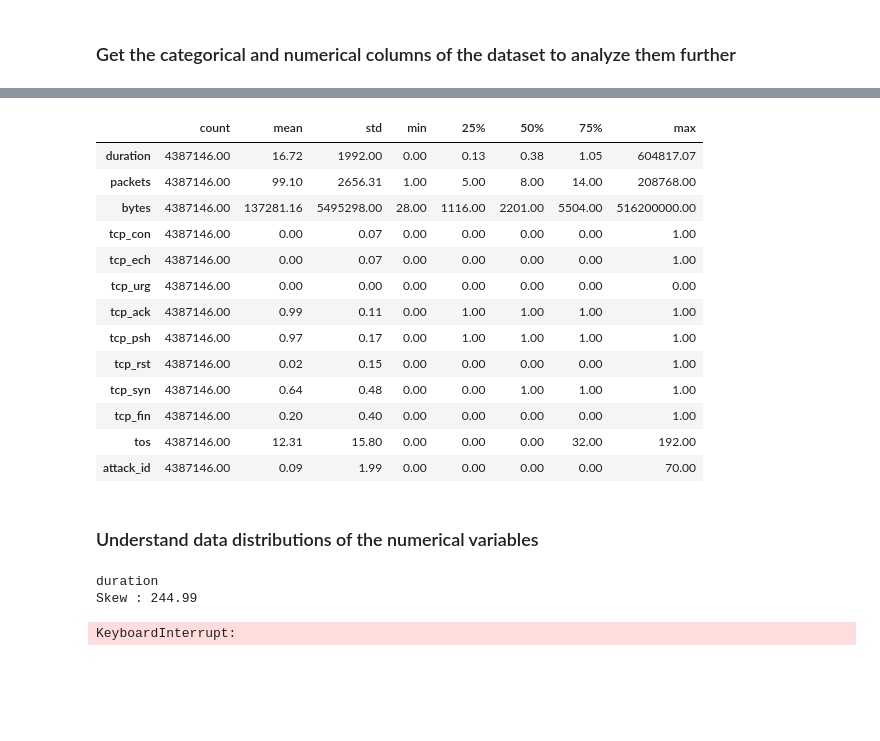
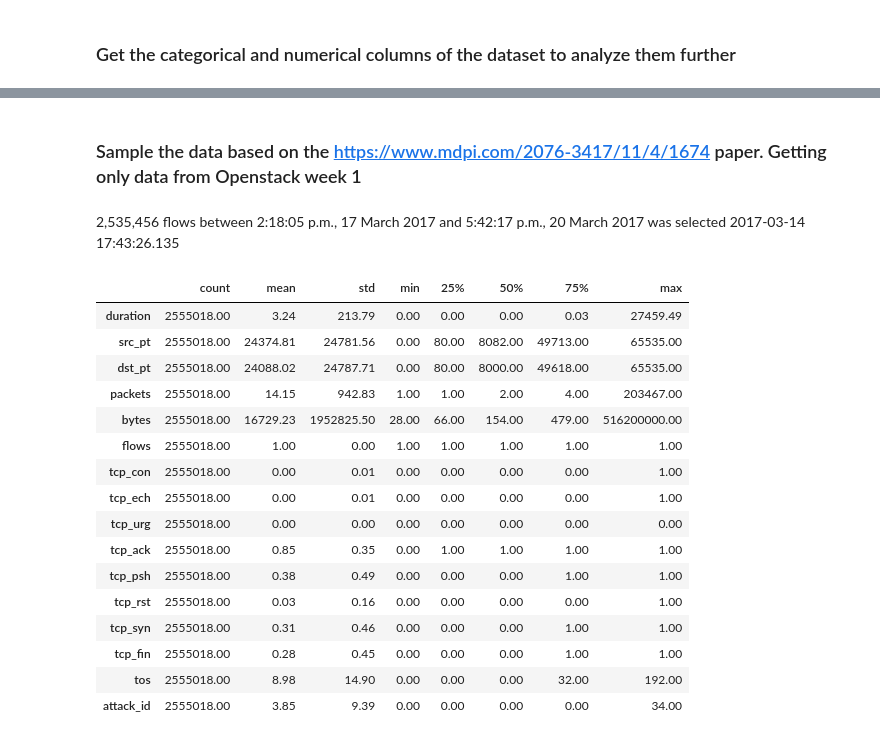
Before and after one commit to sangtanisakshi/thesis-project, a Jupyter notebook: playground.ipynb, the cells around one changed output, grey strips where cells are left out. Drawn from its saved outputs; the diff is of its cells as text; code cells hidden in the pictures; blank space fills up the shorter version.

```diff
--- a/playground.ipynb
+++ b/playground.ipynb
@@ -325,33 +327,28 @@ Numerical Variables:
+# %% [markdown]
+### Sample the data based on the https://www.mdpi.com/2076-3417/11/4/1674 paper. Getting only data from Openstack week 1
+# %% [markdown]
+2,535,456 flows between 2:18:05 p.m., 17 March 2017
+and 5:42:17 p.m., 20 March 2017 was selected
+2017-03-14 17:43:26.135
+# %%
+df_cleaned = df.loc[(df["date_first_seen"]>="2017-03-17 14:18:05") & (df["date_first_seen"]<="2017-03-20 17:42:17")]
 # %%
-df.describe().T
+df_cleaned.describe().T
 # %% [output]
 |  | count | mean | std | min | 25% | 50% | 75% | max |
-| duration | 4387146.00 | 16.72 | 1992.00 | 0.00 | 0.13 | 0.38 | 1.05 | 604817.07 |
-| packets | 4387146.00 | 99.10 | 2656.31 | 1.00 | 5.00 | 8.00 | 14.00 | 208768.00 |
-| bytes | 4387146.00 | 137281.16 | 5495298.00 | 28.00 | 1116.00 | 2201.00 | 5504.00 | 516200000.00 |
-| tcp_con | 4387146.00 | 0.00 | 0.07 | 0.00 | 0.00 | 0.00 | 0.00 | 1.00 |
-| tcp_ech | 4387146.00 | 0.00 | 0.07 | 0.00 | 0.00 | 0.00 | 0.00 | 1.00 |
-| tcp_urg | 4387146.00 | 0.00 | 0.00 | 0.00 | 0.00 | 0.00 | 0.00 | 0.00 |
-| tcp_ack | 4387146.00 | 0.99 | 0.11 | 0.00 | 1.00 | 1.00 | 1.00 | 1.00 |
-| tcp_psh | 4387146.00 | 0.97 | 0.17 | 0.00 | 1.00 | 1.00 | 1.00 | 1.00 |
-| tcp_rst | 4387146.00 | 0.02 | 0.15 | 0.00 | 0.00 | 0.00 | 0.00 | 1.00 |
-| tcp_syn | 4387146.00 | 0.64 | 0.48 | 0.00 | 0.00 | 1.00 | 1.00 | 1.00 |
-| tcp_fin | 4387146.00 | 0.20 | 0.40 | 0.00 | 0.00 | 0.00 | 0.00 | 1.00 |
-| tos | 4387146.00 | 12.31 | 15.80 | 0.00 | 0.00 | 0.00 | 32.00 | 192.00 |
-| attack_id | 4387146.00 | 0.09 | 1.99 | 0.00 | 0.00 | 0.00 | 0.00 | 70.00 |
+| duration | 2555018.00 | 3.24 | 213.79 | 0.00 | 0.00 | 0.00 | 0.03 | 27459.49 |
+| src_pt | 2555018.00 | 24374.81 | 24781.56 | 0.00 | 80.00 | 8082.00 | 49713.00 | 65535.00 |
+| dst_pt | 2555018.00 | 24088.02 | 24787.71 | 0.00 | 80.00 | 8000.00 | 49618.00 | 65535.00 |
+| packets | 2555018.00 | 14.15 | 942.83 | 1.00 | 1.00 | 2.00 | 4.00 | 203467.00 |
+| bytes | 2555018.00 | 16729.23 | 1952825.50 | 28.00 | 66.00 | 154.00 | 479.00 | 516200000.00 |
+| flows | 2555018.00 | 1.00 | 0.00 | 1.00 | 1.00 | 1.00 | 1.00 | 1.00 |
+| tcp_con | 2555018.00 | 0.00 | 0.01 | 0.00 | 0.00 | 0.00 | 0.00 | 1.00 |
+| tcp_ech | 2555018.00 | 0.00 | 0.01 | 0.00 | 0.00 | 0.00 | 0.00 | 1.00 |
+| tcp_urg | 2555018.00 | 0.00 | 0.00 | 0.00 | 0.00 | 0.00 | 0.00 | 0.00 |
+| tcp_ack | 2555018.00 | 0.85 | 0.35 | 0.00 | 1.00 | 1.00 | 1.00 | 1.00 |
+| tcp_psh | 2555018.00 | 0.38 | 0.49 | 0.00 | 0.00 | 0.00 | 1.00 | 1.00 |
+| tcp_rst | 2555018.00 | 0.03 | 0.16 | 0.00 | 0.00 | 0.00 | 0.00 | 1.00 |
+| tcp_syn | 2555018.00 | 0.31 | 0.46 | 0.00 | 0.00 | 0.00 | 1.00 | 1.00 |
+| tcp_fin | 2555018.00 | 0.28 | 0.45 | 0.00 | 0.00 | 0.00 | 1.00 | 1.00 |
+| tos | 2555018.00 | 8.98 | 14.90 | 0.00 | 0.00 | 0.00 | 32.00 | 192.00 |
+| attack_id | 2555018.00 | 3.85 | 9.39 | 0.00 | 0.00 | 0.00 | 0.00 | 34.00 |
-# %% [markdown]
-### Understand data distributions of the numerical variables
-# %%
-for col in ('duration','packets','bytes'):
-    print(col)
-    print('Skew :', round(df[col].skew(), 2))
-    plt.figure(figsize = (15, 4))
-    plt.ylabel('count')
-    plt.xlabel(df[col].name)
-    plt.hist(x=df[col],range=(df[col].min(),df[col].max()))
-    sns.scatterplot(x=df.index,y=df[col],hue=df["label"])
-    plt.show()
-# %% [output]
-duration
-Skew : 244.99
-KeyboardInterrupt:
```
Also changed, not shown: parts of 16 cells of this notebook, 1 other file.
